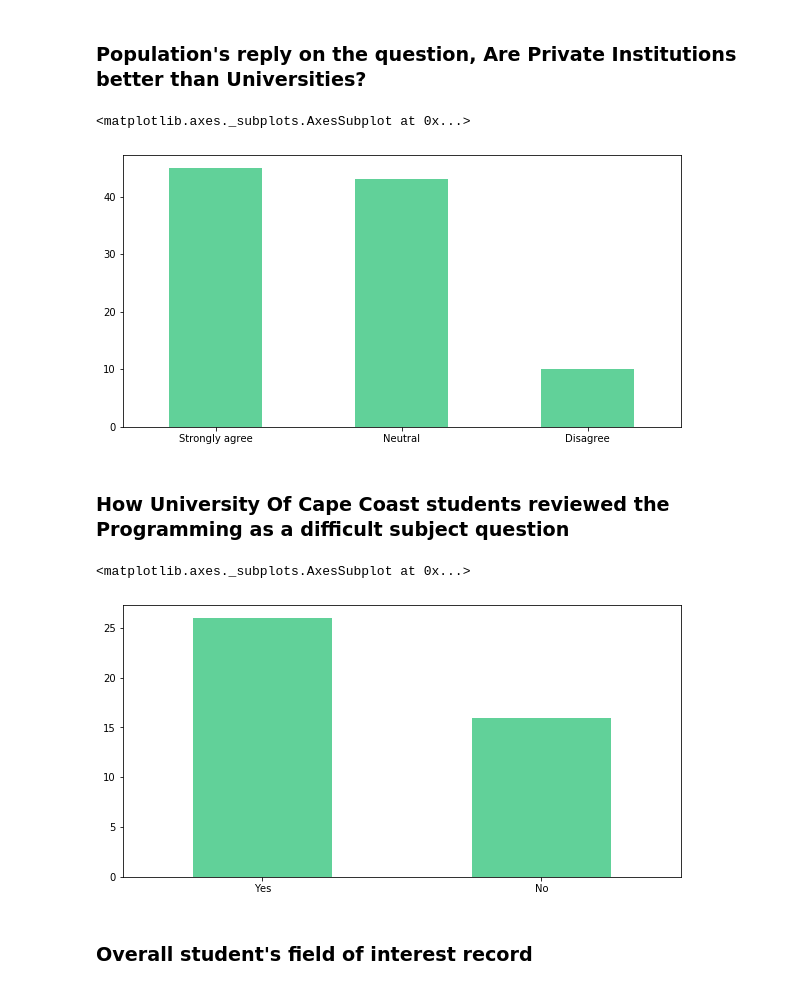
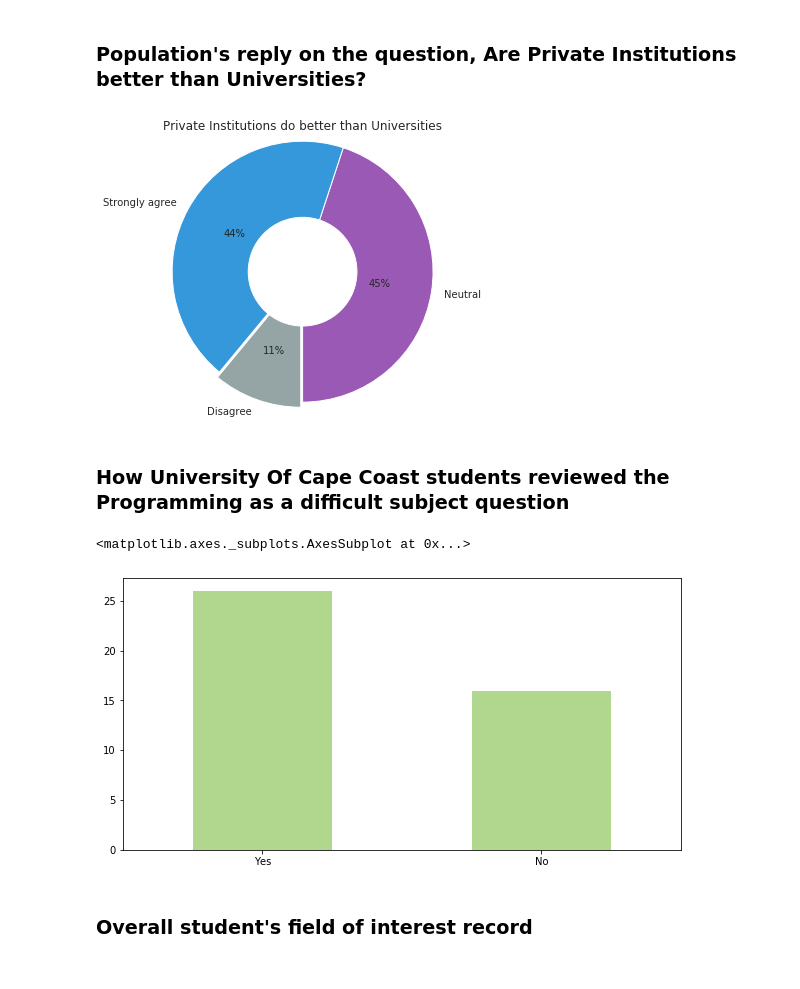
Before and after one commit to dunfred/Programming_Research_Predictive_Analysis, a Jupyter notebook: MCQU ON PROGRAMMING SURVEY ANALYSIS.ipynb, the cells around one changed output. Cells and saved outputs as stored; diff of their text form; code cells hidden in the pictures.

```diff
--- a/MCQU ON PROGRAMMING SURVEY ANALYSIS.ipynb
+++ b/MCQU ON PROGRAMMING SURVEY ANALYSIS.ipynb
@@ -81,10 +107,16 @@ df["Is Programming difficult?"].value_counts(normalize=True).plot(kind='pie', fi
 # %% [markdown]
 ### Population's reply on the question, Are Private Institutions better than Universities?
 # %%
-df["Do you agree that students studying programming in private institutions do well than universities. "].value_counts(normalize=False).plot(kind='bar',figsize=(10,5), color="#61d199", rot=0)
+prvt_inst = df["Do you agree that students studying programming in private institutions do well than universities. "].value_counts(normalize=False)# .plot(kind='bar',figsize=(10,5), color="#61d199", rot=0)
+
+plt.figure(figsize=(10,5))
+plt.cm.Set3
+plt.pie(prvt_inst.values,  labels=prvt_inst.keys(), autopct="%1.0f%%", startangle=270, radius=1.2, explode=(0,0,0.05))
+plt.pie([1], radius=.5, colors='w')
+plt.title("Private Institutions do better than Universities")
+plt.show()
 # %% [output]
-<matplotlib.axes._subplots.AxesSubplot at 0x...>
-[figure, old version]
+[figure, new version]
 # %% [markdown]
 ### How University Of Cape Coast students reviewed the Programming as a difficult subject question
 # %%
@@ -95,10 +127,10 @@ no_200_ucc = df[
     (df["Name of Institution/ University"] == "university of capecoast")  |
     (df["Name of Institution/ University"] == "university of cape coast ")
 ]
-no_200_ucc["Is Programming difficult?"].value_counts().plot(kind="bar", figsize=(10,5), color="#61d199", rot=0)
+no_200_ucc["Is Programming difficult?"].value_counts().plot(kind="bar", figsize=(10,5), color="#9ecc71", alpha=0.8, rot=0)
 # %% [output]
 <matplotlib.axes._subplots.AxesSubplot at 0x...>
-[figure, old version]
+[figure, new version]
 # %% [markdown]
 ### Overall student's field of interest record
 # %%
```
Also changed, not shown: parts of 36 cells of this notebook.
